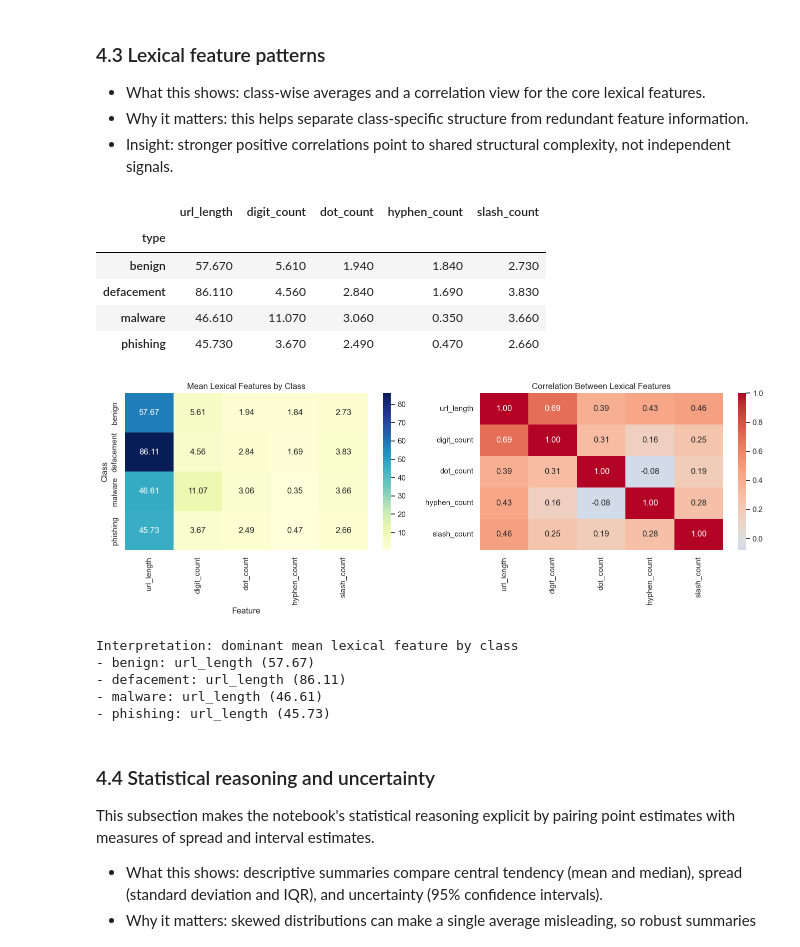
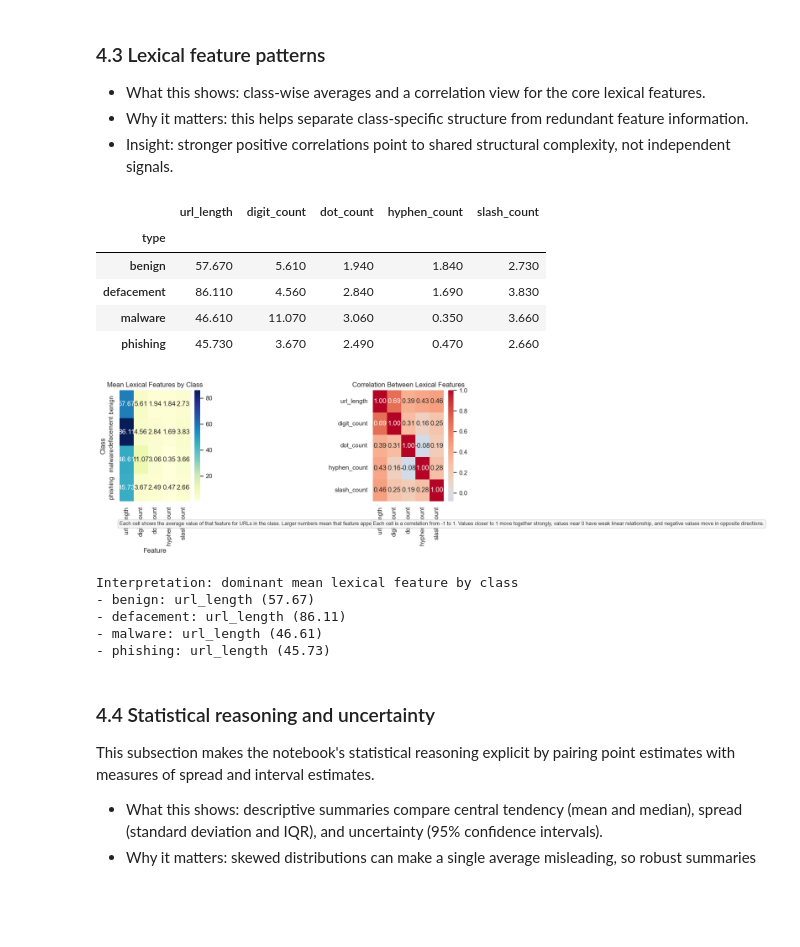
Before and after one commit to NimishSood/malicious-url-detection, a Jupyter notebook: notebooks/file1.ipynb, the cells around one changed output. Cells and saved outputs as stored; diff of their text form; code cells hidden in the pictures; blank space fills up the shorter version.

```diff
--- a/notebooks/file1.ipynb
+++ b/notebooks/file1.ipynb
@@ -665,34 +932,36 @@ else:
     sns.heatmap(feature_means, annot=True, fmt='.2f', cmap='YlGnBu', ax=axes[0])
     axes[0].set_title('Mean Lexical Features by Class')
     axes[0].set_xlabel('Feature')
     axes[0].set_ylabel('Class')
+    add_chart_note(axes[0], 'Each cell shows the average value of that feature for URLs in the class. Larger numbers mean that feature appears more often on average.')
 
 # Correlation helps see which engineered features may be redundant.
 corr = eda[numeric_features].astype(float).corr() if not eda.empty else pd.DataFrame()
 if corr.empty or corr.isna().all().all():
     draw_no_data(axes[1], 'Correlation Between Lexical Features')
 else:
     sns.heatmap(corr, annot=True, fmt='.2f', cmap='coolwarm', center=0, ax=axes[1])
     axes[1].set_title('Correlation Between Lexical Features')
+    add_chart_note(axes[1], 'Each cell is a correlation from -1 to 1. Values closer to 1 move together strongly, values near 0 have weak linear relationship, and negative values move in opposite directions.')
 
 finalize_figure(fig)
 
 if feature_means.empty:
     print('Interpretation unavailable: no mean lexical features available by class.')
 else:
     top_mean_feature = feature_means.idxmax(axis=1)
     print('Interpretation: dominant mean lexical feature by class')
     for label in feature_means.index:
         feat = top_mean_feature[label]
         print(f"- {label}: {feat} ({feature_means.loc[label, feat]:.2f})")
 # %% [output]
 |  | url_length | digit_count | dot_count | hyphen_count | slash_count |
 | type |  |  |  |  |  |
 | benign | 57.670 | 5.610 | 1.940 | 1.840 | 2.730 |
 | defacement | 86.110 | 4.560 | 2.840 | 1.690 | 3.830 |
 | malware | 46.610 | 11.070 | 3.060 | 0.350 | 3.660 |
 | phishing | 45.730 | 3.670 | 2.490 | 0.470 | 2.660 |
-[figure, old version]
+[figure, new version]
 Interpretation: dominant mean lexical feature by class
 - benign: url_length (57.67)
 - defacement: url_length (86.11)
```
Also changed, not shown: parts of 7 cells of this notebook.
